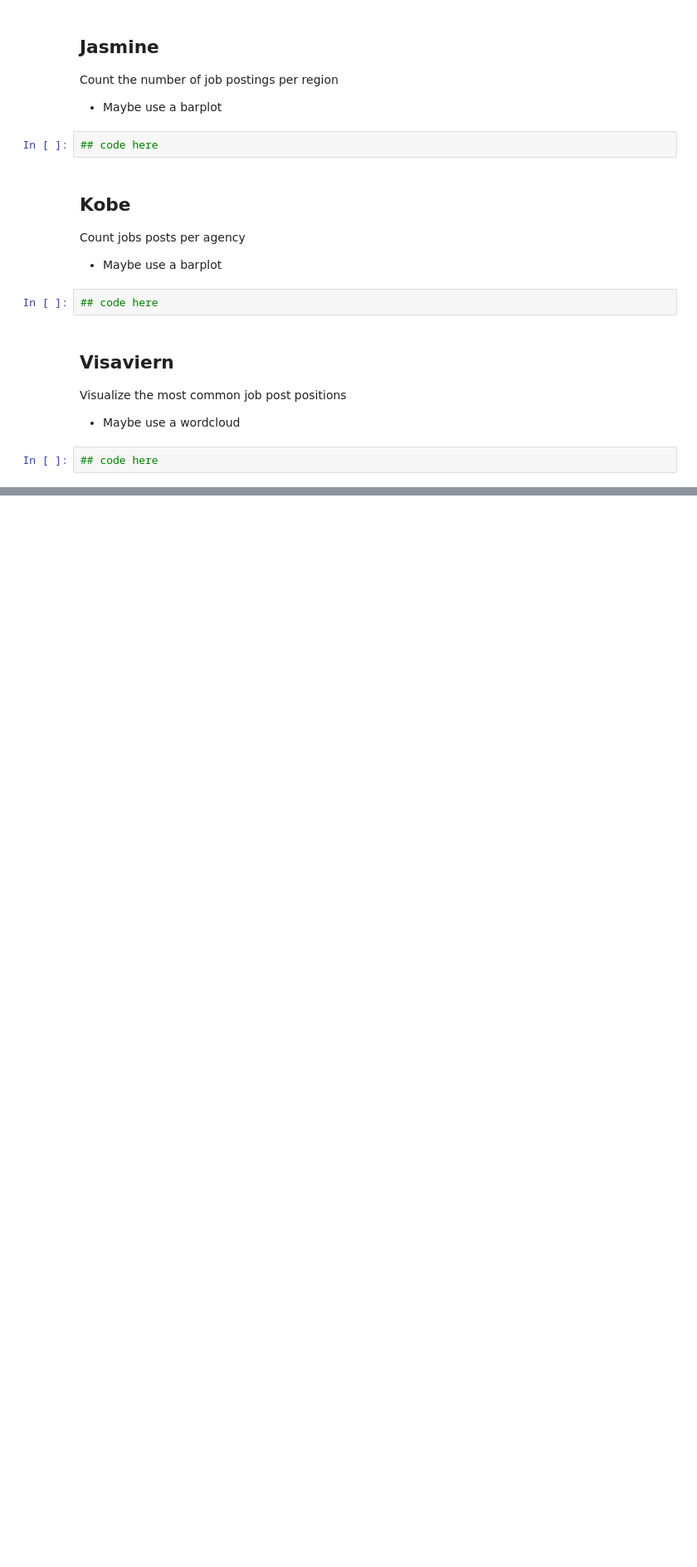
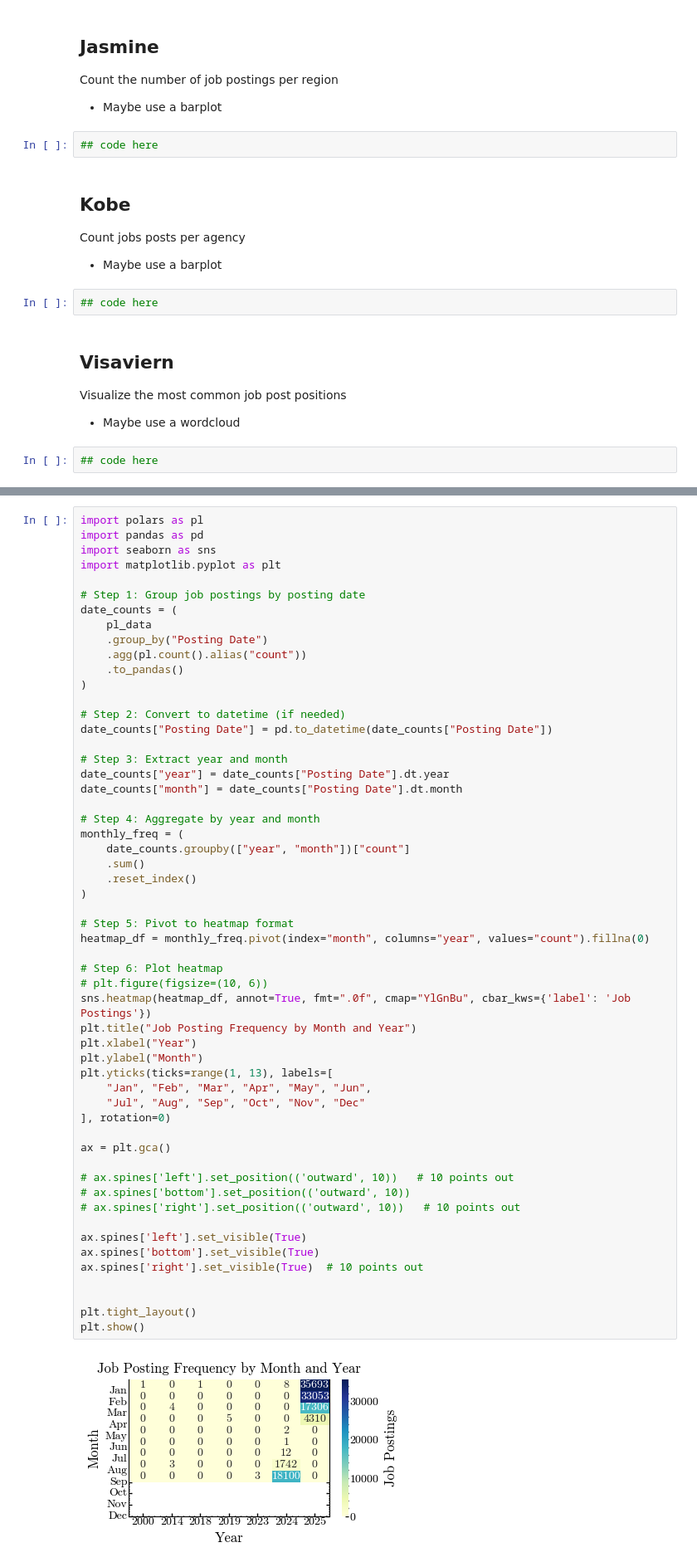
Before and after one commit to iragca/ml-final-project, a Jupyter notebook: notebooks/2.0-everyone-csc-eda.ipynb, the cells around one changed output, grey strips where cells are left out. Shown at 83% size. Cells and saved outputs as stored; diff of their text form; blank space fills up the shorter version.

```diff
--- a/notebooks/2.0-everyone-csc-eda.ipynb
+++ b/notebooks/2.0-everyone-csc-eda.ipynb
@@ -71,0 +154,57 @@ Visualize the most common job post positions
+# %%
+import polars as pl
+import pandas as pd
+import seaborn as sns
+import matplotlib.pyplot as plt
+
+# Step 1: Group job postings by posting date
+date_counts = (
+    pl_data
+    .group_by("Posting Date")
+    .agg(pl.count().alias("count"))
+    .to_pandas()
+)
+
+# Step 2: Convert to datetime (if needed)
+date_counts["Posting Date"] = pd.to_datetime(date_counts["Posting Date"])
+
+# Step 3: Extract year and month
+date_counts["year"] = date_counts["Posting Date"].dt.year
+date_counts["month"] = date_counts["Posting Date"].dt.month
+
+# Step 4: Aggregate by year and month
+monthly_freq = (
+    date_counts.groupby(["year", "month"])["count"]
+    .sum()
+    .reset_index()
+)
+
+# Step 5: Pivot to heatmap format
+heatmap_df = monthly_freq.pivot(index="month", columns="year", values="count").fillna(0)
+
+# Step 6: Plot heatmap
+# plt.figure(figsize=(10, 6))
+sns.heatmap(heatmap_df, annot=True, fmt=".0f", cmap="YlGnBu", cbar_kws={'label': 'Job Postings'})
+plt.title("Job Posting Frequency by Month and Year")
+plt.xlabel("Year")
+plt.ylabel("Month")
+plt.yticks(ticks=range(1, 13), labels=[
+    "Jan", "Feb", "Mar", "Apr", "May", "Jun",
+    "Jul", "Aug", "Sep", "Oct", "Nov", "Dec"
+], rotation=0)
+
+ax = plt.gca()
+
+# ax.spines['left'].set_position(('outward', 10))   # 10 points out
+# ax.spines['bottom'].set_position(('outward', 10))
+# ax.spines['right'].set_position(('outward', 10))   # 10 points out
+
+ax.spines['left'].set_visible(True)
+ax.spines['bottom'].set_visible(True)
+ax.spines['right'].set_visible(True)  # 10 points out
+
+
+plt.tight_layout()
+plt.show()
+# %% [output]
+[figure, added]
```
Also changed, not shown: parts of 4 cells of this notebook.
